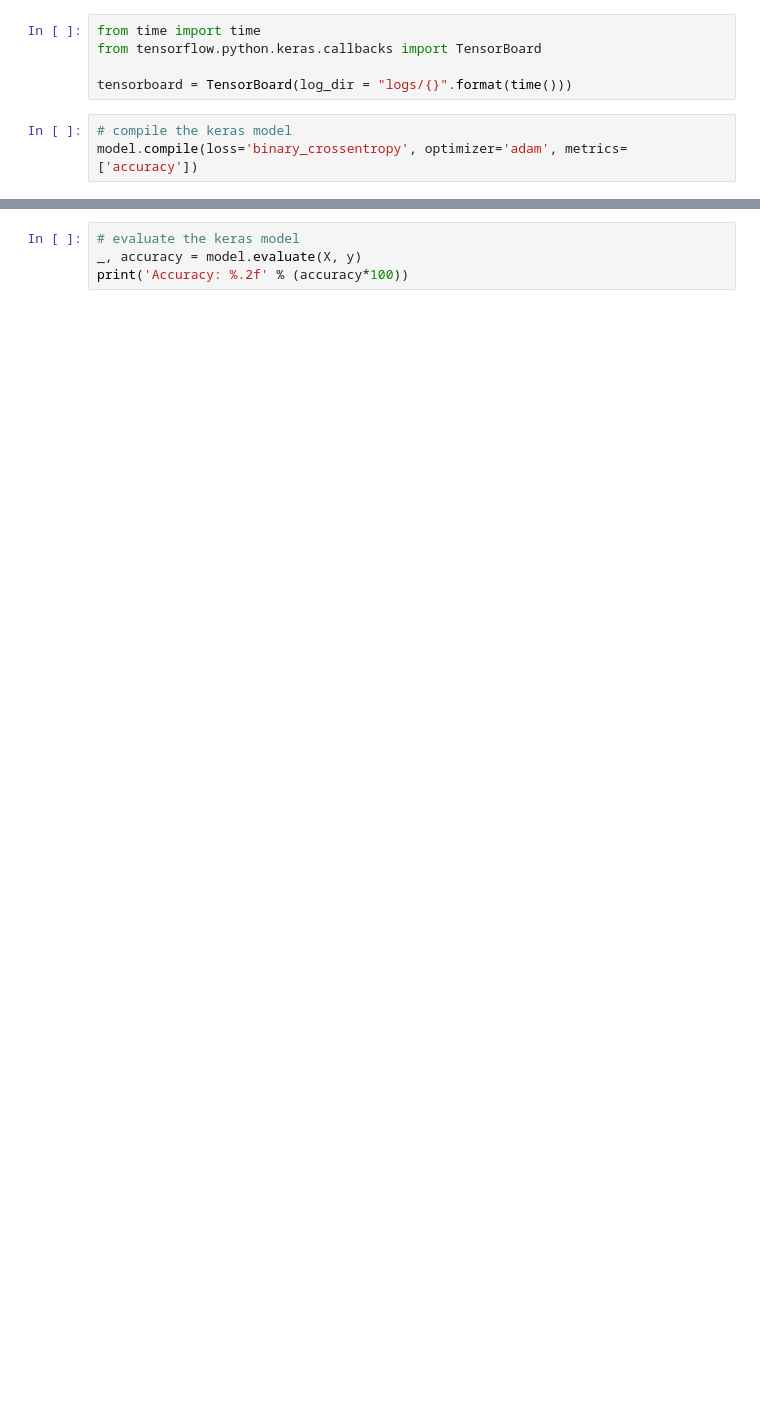
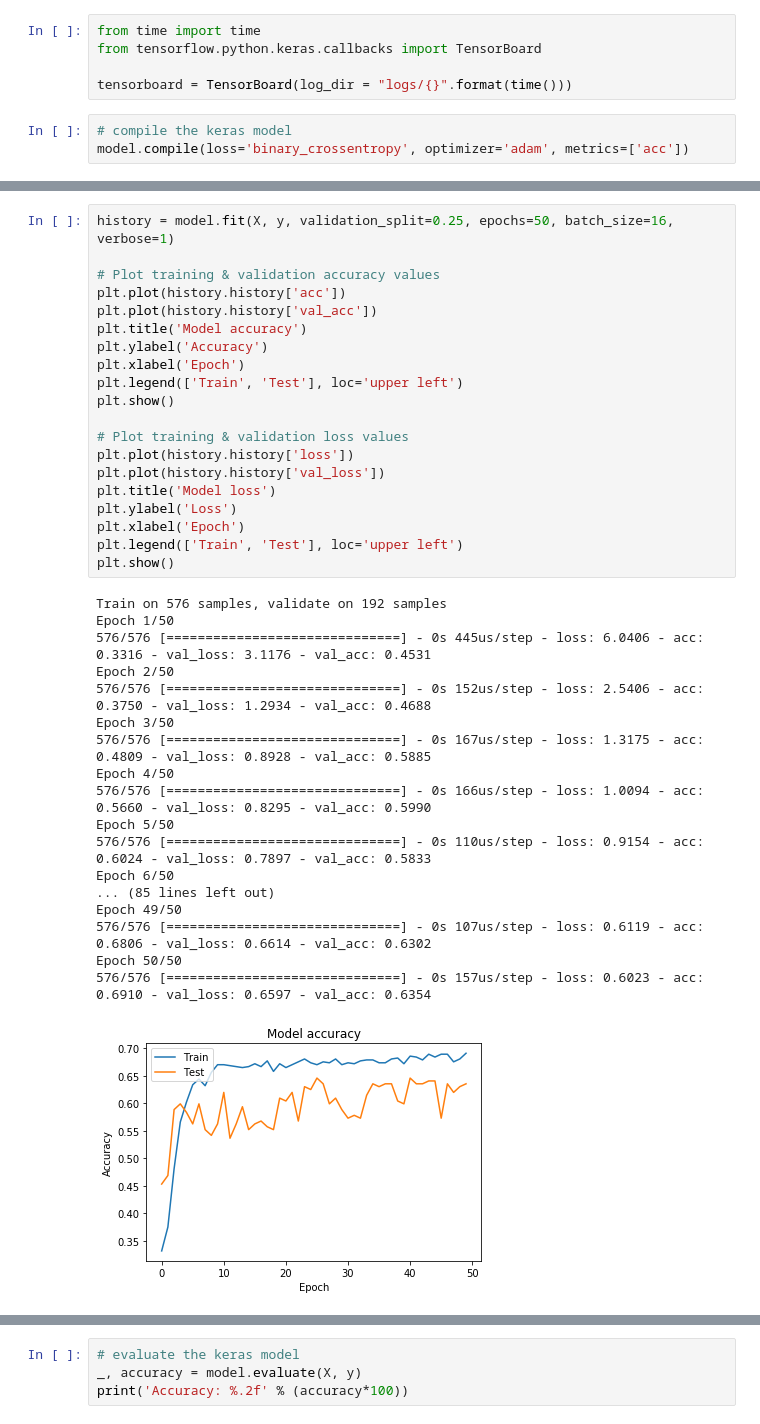
Before and after one commit to mayankskii/Network, a Jupyter notebook: Net1.ipynb, the cells around one changed output, grey strips where cells are left out. Cells and saved outputs as stored; diff of their text form; blank space fills up the shorter version.

```diff
--- a/Net1.ipynb
+++ b/Net1.ipynb
@@ -34,5 +27,5 @@ from tensorflow.python.keras.callbacks import TensorBoard
 tensorboard = TensorBoard(log_dir = "logs/{}".format(time()))
 # %%
 # compile the keras model
-model.compile(loss='binary_crossentropy', optimizer='adam', metrics=['accuracy'])
+model.compile(loss='binary_crossentropy', optimizer='adam', metrics=['acc'])
 # %% [output]
@@ -44,2 +33,41 @@ W0910 07:46:19.889029 4630828480 deprecation.py:323] From /Users/mayankmahawar/a
 Instructions for updating:
 Use tf.where in 2.0, which has the same broadcast rule as np.where
+# %%
+history = model.fit(X, y, validation_split=0.25, epochs=50, batch_size=16, verbose=1)
+
+# Plot training & validation accuracy values
+plt.plot(history.history['acc'])
+plt.plot(history.history['val_acc'])
+plt.title('Model accuracy')
+plt.ylabel('Accuracy')
+plt.xlabel('Epoch')
+plt.legend(['Train', 'Test'], loc='upper left')
+plt.show()
+
+# Plot training & validation loss values
+plt.plot(history.history['loss'])
+plt.plot(history.history['val_loss'])
+plt.title('Model loss')
+plt.ylabel('Loss')
+plt.xlabel('Epoch')
+plt.legend(['Train', 'Test'], loc='upper left')
+plt.show()
+# %% [output]
+Train on 576 samples, validate on 192 samples
+Epoch 1/50
+576/576 [==============================] - 0s 445us/step - loss: 6.0406 - acc: 0.3316 - val_loss: 3.1176 - val_acc: 0.4531
+Epoch 2/50
+576/576 [==============================] - 0s 152us/step - loss: 2.5406 - acc: 0.3750 - val_loss: 1.2934 - val_acc: 0.4688
+Epoch 3/50
+576/576 [==============================] - 0s 167us/step - loss: 1.3175 - acc: 0.4809 - val_loss: 0.8928 - val_acc: 0.5885
+Epoch 4/50
+576/576 [==============================] - 0s 166us/step - loss: 1.0094 - acc: 0.5660 - val_loss: 0.8295 - val_acc: 0.5990
+Epoch 5/50
+576/576 [==============================] - 0s 110us/step - loss: 0.9154 - acc: 0.6024 - val_loss: 0.7897 - val_acc: 0.5833
+Epoch 6/50
+... (85 lines left out)
+Epoch 49/50
+576/576 [==============================] - 0s 107us/step - loss: 0.6119 - acc: 0.6806 - val_loss: 0.6614 - val_acc: 0.6302
+Epoch 50/50
+576/576 [==============================] - 0s 157us/step - loss: 0.6023 - acc: 0.6910 - val_loss: 0.6597 - val_acc: 0.6354
+[figure, added]
```
Also changed, not shown: parts of 14 cells of this notebook.
